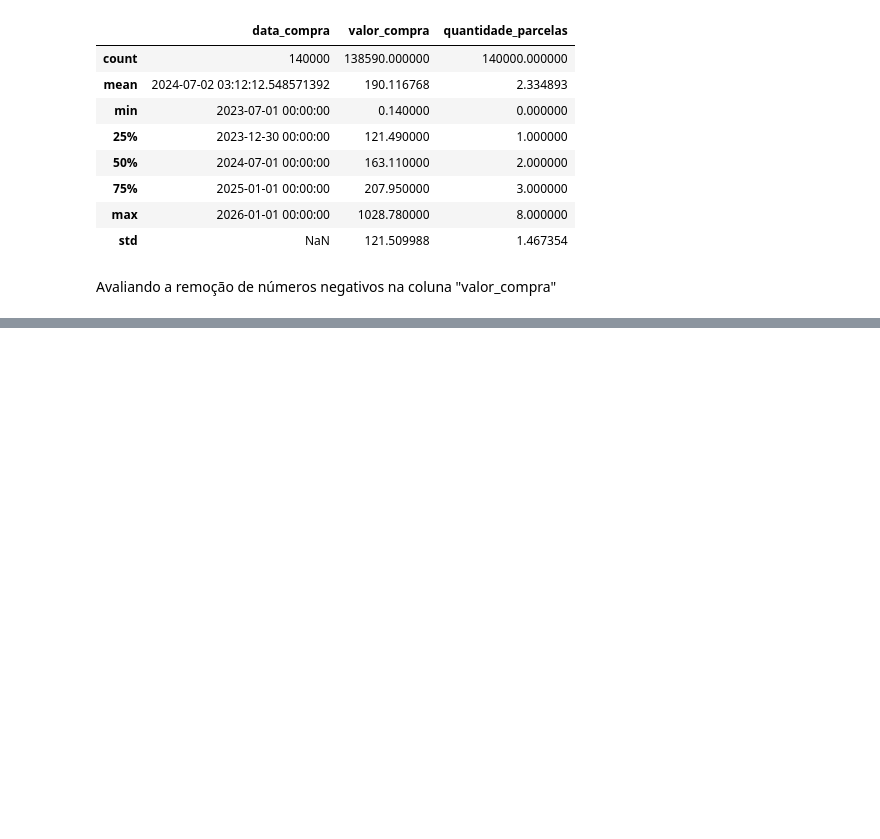
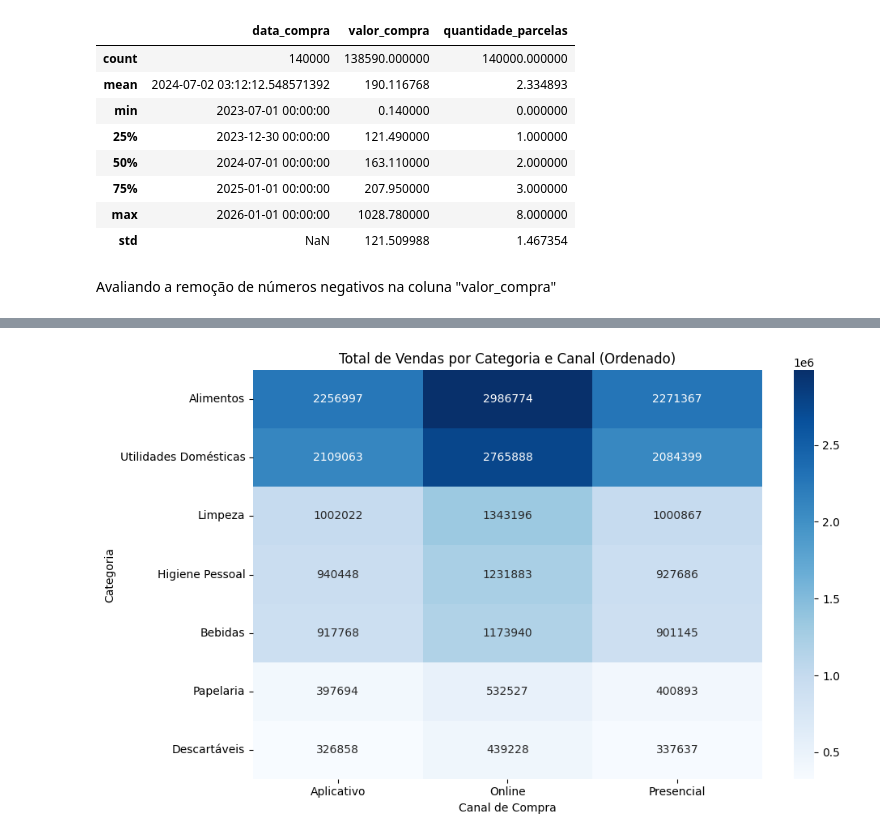
Before and after one commit to mairasantana/desafio-final-neurotech, a Jupyter notebook: analise_de_dados.ipynb, the cells around one changed output, grey strips where cells are left out. Saved outputs shown, nothing was run; the diff lists cells and outputs as text; code cells hidden in the pictures; blank space fills up the shorter version.

```diff
--- a/analise_de_dados.ipynb
+++ b/analise_de_dados.ipynb
@@ -1187,0 +1556,38 @@ Avaliando a remoção de números negativos na coluna "valor_compra"
+# %%
+# 1. Agregar total de vendas por categoria e canal
+grouped = (
+    df_compras
+    .groupby(['categoria', 'canal_compra'])['valor_compra']
+    .sum()
+    .reset_index()
+)
+
+# 2. Pivot para matriz (categorias × canais) e preencher NaN
+pivot_total = grouped.pivot(
+    index='categoria',
+    columns='canal_compra',
+    values='valor_compra'
+).fillna(0)
+
+# 3. Ordenar categorias do maior para o menor, pela soma total de vendas
+pivot_total = pivot_total.loc[
+    pivot_total.sum(axis=1)
+               .sort_values(ascending=False)
+               .index
+]
+
+# 4. Heatmap em tons de azul
+plt.figure(figsize=(10, 6))
+sns.heatmap(
+    pivot_total,
+    annot=True,
+    fmt='.0f',
+    cmap='Blues'
+)
+plt.title('Total de Vendas por Categoria e Canal (Ordenado)')
+plt.ylabel('Categoria')
+plt.xlabel('Canal de Compra')
+plt.tight_layout()
+plt.show()
+# %% [output]
+[figure, added]
```
Also changed, not shown: parts of 21 cells of this notebook.
